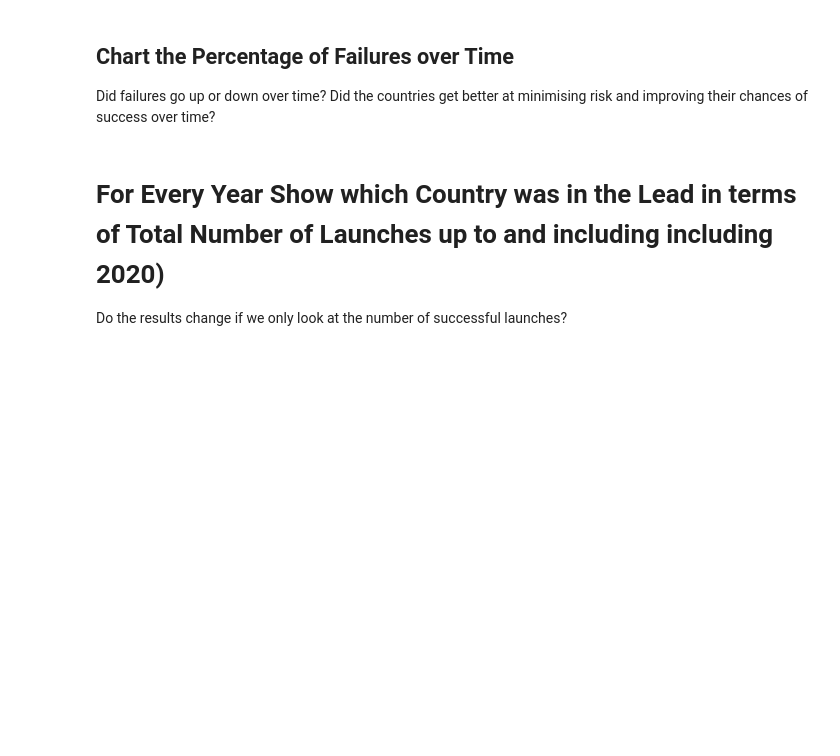
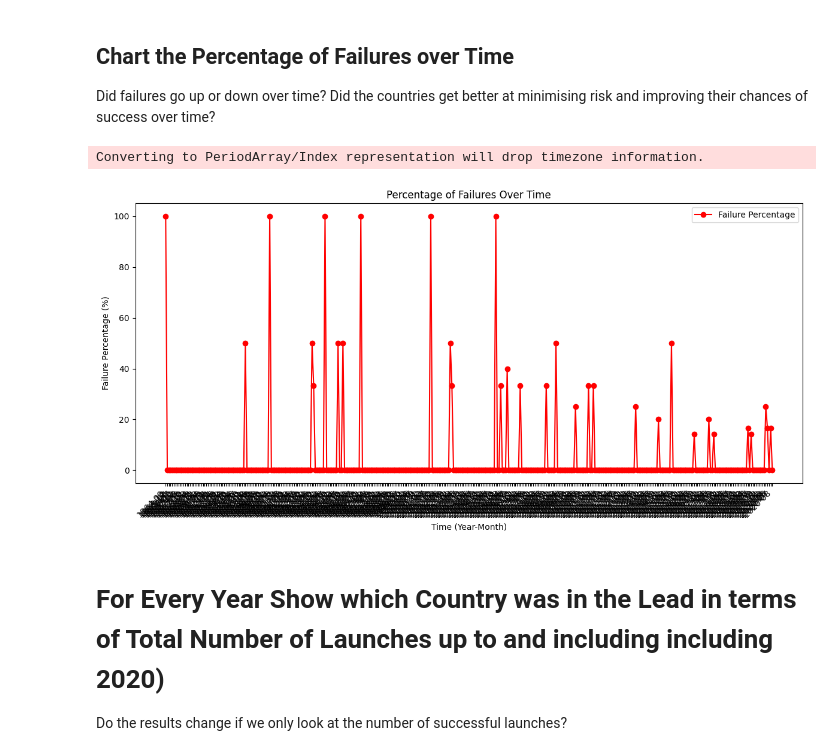
Before and after one commit to ViktorGeorgiev98/analyze-and_visualize-space-race, a Jupyter notebook: Space_Missions_Analysis_(start).ipynb, the cells around one changed output. Saved outputs shown, nothing was run; the diff lists cells and outputs as text; code cells hidden in the pictures; blank space fills up the shorter version.

Commit message:
Percentage of Failures Over Time

```diff
--- a/Space_Missions_Analysis_(start).ipynb
+++ b/Space_Missions_Analysis_(start).ipynb
@@ -653,6 +653,37 @@ Hint: Remember to include former Soviet Republics like Kazakhstan when analysing
 ## Chart the Percentage of Failures over Time
 
 Did failures go up or down over time? Did the countries get better at minimising risk and improving their chances of success over time?
+# %%
+# Create a column for failure
+df_copy["Failure"] = df_copy["Mission_Status"].apply(lambda x: 1 if x.lower() == "failure" else 0)
+
+# Ensure the "Launch" column is in datetime format
+df_copy["Date"] = pd.to_datetime(df_copy["Date"], errors="coerce")
+
+# Extract Year-Month for grouping
+df_copy["Year_Month"] = df_copy["Date"].dt.to_period("M")
+# %% [output]
+Converting to PeriodArray/Index representation will drop timezone information.
+# %%
+# Group by Year_Month and calculate the number of failures and total launches
+failures_over_time = df_copy.groupby("Year_Month")["Failure"].agg(["sum", "count"]).reset_index()
+
+# Calculate the percentage of failures
+failures_over_time["Failure Percentage"] = (failures_over_time["sum"] / failures_over_time["count"]) * 100
+# %%
+# Plotting the percentage of failures over time
+plt.figure(figsize=(12, 6))
+plt.plot(failures_over_time["Year_Month"].astype(str), failures_over_time["Failure Percentage"], marker='o', color="red", linestyle='-', label="Failure Percentage")
+
+plt.title("Percentage of Failures Over Time")
+plt.xlabel("Time (Year-Month)")
+plt.ylabel("Failure Percentage (%)")
+plt.xticks(rotation=45, ha="right")
+plt.tight_layout()
+plt.legend()
+plt.show()
+# %% [output]
+[figure, added]
 # %% [markdown]
 # For Every Year Show which Country was in the Lead in terms of Total Number of Launches up to and including including 2020)
 
```
